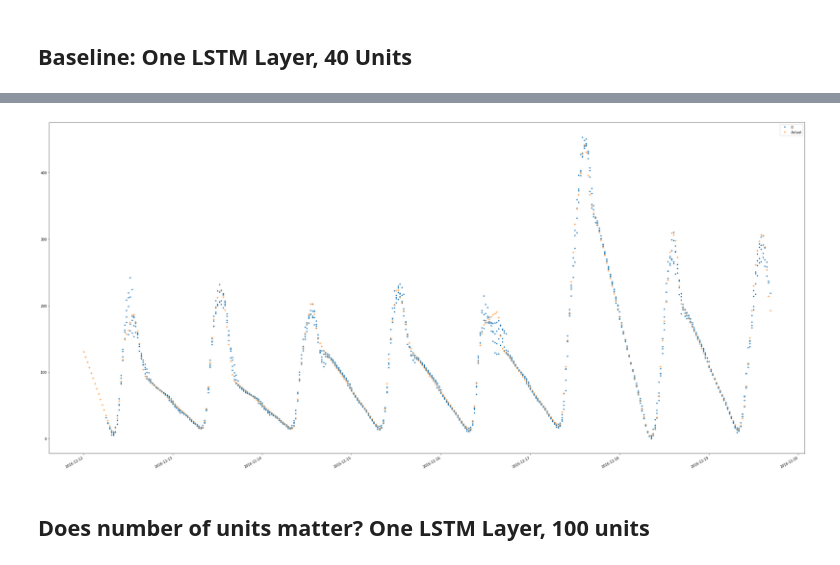
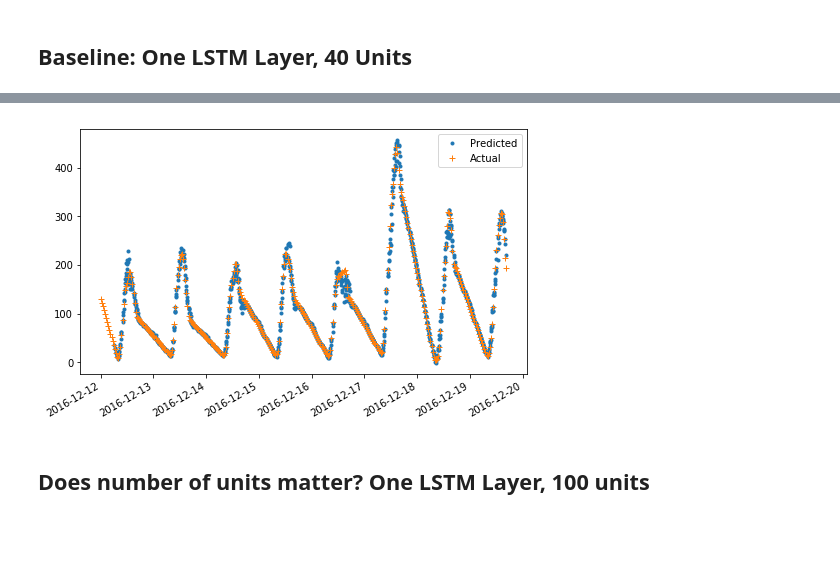
Before and after one commit to pyokagan/carparkdata, a Jupyter notebook: LSTM-clean.ipynb, the cells around one changed output, grey strips where cells are left out. Saved outputs shown, nothing was run; the diff lists cells and outputs as text; code cells hidden in the pictures; blank space fills up the shorter version.

```diff
--- a/LSTM-clean.ipynb
+++ b/LSTM-clean.ipynb
@@ -239,7 +239,7 @@ This is needed for the LSTM model to perform well.
 def rescale(dataset):
     out = {}
     for k, (v, capacity) in dataset.items():
-        out[k] = (v / float(capacity)) * 2.0 - 1.0, capacity
+        out[k] = (v / float(capacity)) - 0.5, capacity
     return out
 
 ds_rescale = rescale(ds_filled)
@@ -267,7 +267,7 @@ ds_rescale
 def add_min_of_day(dataset):
     out = {}
     for k, (v, capacity) in dataset.items():
-        out[k] = v.to_frame('Occupancy').assign(MinOfDay=((v.index.hour * 60 + v.index.minute) / (24.0 * 60)) * 2.0 - 1.0), capacity
+        out[k] = v.to_frame('Occupancy').assign(MinOfDay=((v.index.hour * 60 + v.index.minute) / (24.0 * 60)) - 0.5), capacity
     return out
 
 ds_minofday = add_min_of_day(ds_rescale)
@@ -413,12 +413,12 @@ def evaluate_model_plot(model, data, n, m, fn=None):
         vals = vals[:, 0]
         out_data.extend(map(fn, vals) if fn else vals)
     df = pd.DataFrame(out_data, index=out_indexes)
-    ax = df.plot(style='.', label='Predicated', figsize=(40, 20))
+    ax = df.plot(style='.', label='Predicated', figsize=(8, 5))
     data = data['Occupancy']
     if fn:
         data = data.map(fn)
     data.plot(ax=ax, style='+', label='Actual')
-    ax.legend()
+    ax.legend(['Predicted', 'Actual'])
 # %% [markdown]
 # Evaluation on BHMBCCMKT01
 
@@ -428,12 +428,13 @@ All experiments use a validation set size of *2 weeks*, and predict 2 hours ahea
 # %%
 %%time
 data = dataset['BHMBCCMKT01']
-n, m = 12, 4  # Predict 2 hour ahead using 6 hours worth of past data
+n, m = 6 * 2, 2 * 2  # Predict 2 hour ahead using 6 hours worth of past data
 train_set, eval_set, capacity = split_by_week(data, validation_size=2)
 model, history = train_model(train_set, eval_set, n, m,
                     num_lstm_layers=1,
                     hidden_size=40,
                     batch_size=32,
-                    epochs=500)
+                    epochs=1000)
+model, history
 # %% [output]
 Train on 3282 samples, validate on 355 samples
@@ -465,7 +476,7 @@ evaluate_model(model, eval_set, n, m, batch_size=32)
 # %%
-evaluate_model_plot(model, eval_set, n, m, lambda x: ((x + 1.0) / 2.0) * capacity)
+evaluate_model_plot(model, eval_set, n, m, lambda x: (x + 0.5) * capacity)
 # %% [output]
-[figure, old version]
+[figure, new version]
 # %% [markdown]
 ## Does number of units matter? One LSTM Layer, 100 units
 # %%
```
Also changed, not shown: parts of 32 cells of this notebook.
